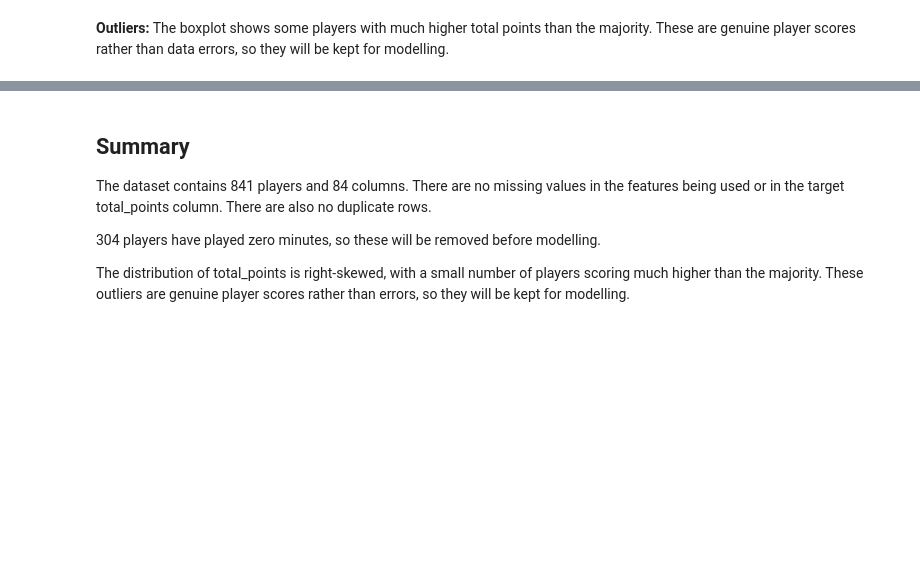
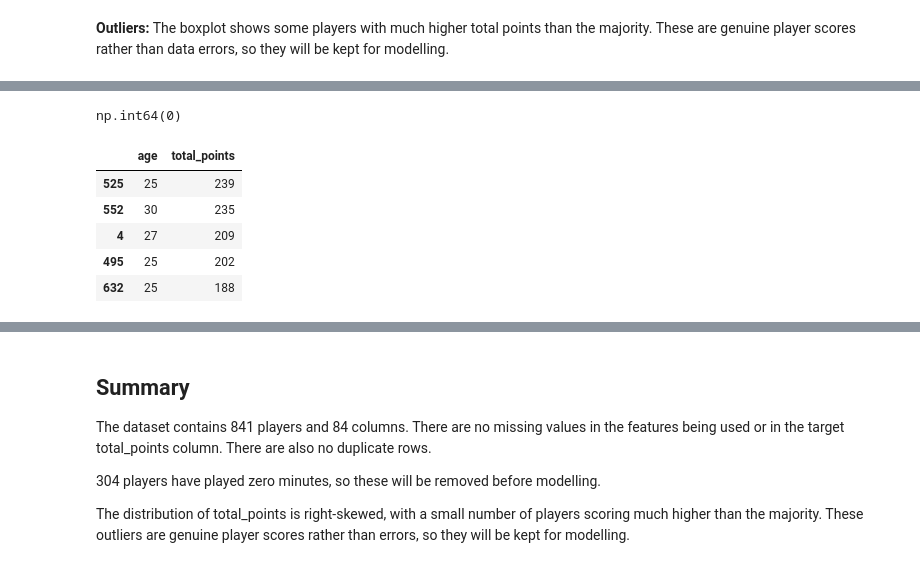
Before and after one commit to Mossyoneill5/CT4101_ML_FPL_Project, a Jupyter notebook: notebooks/01_exploration.ipynb, the cells around one changed output, grey strips where cells are left out. Cells and saved outputs as stored; diff of their text form; code cells hidden in the pictures; blank space fills up the shorter version.

```diff
--- a/notebooks/01_exploration.ipynb
+++ b/notebooks/01_exploration.ipynb
@@ -156,0 +219,21 @@ plt.show()
+# %%
+df_played["birth_date"].isna().sum()
+# %% [output]
+np.int64(0)
+# %%
+birth_dates = pd.to_datetime(df_played["birth_date"])
+
+# Calculate the age in years at start of season
+age_years = (pd.Timestamp("2025-08-01") - birth_dates).dt.days / 365
+
+# Make whole number
+df_played["age"] = age_years.astype(int)
+
+df_played[["age", "total_points"]].sort_values(by="total_points", ascending=False).head(5)
+# %% [output]
+|  | age | total_points |
+| 525 | 25 | 239 |
+| 552 | 30 | 235 |
+| 4 | 27 | 209 |
+| 495 | 25 | 202 |
+| 632 | 25 | 188 |
```
Also changed, not shown: parts of 13 cells of this notebook, 1 other file.
